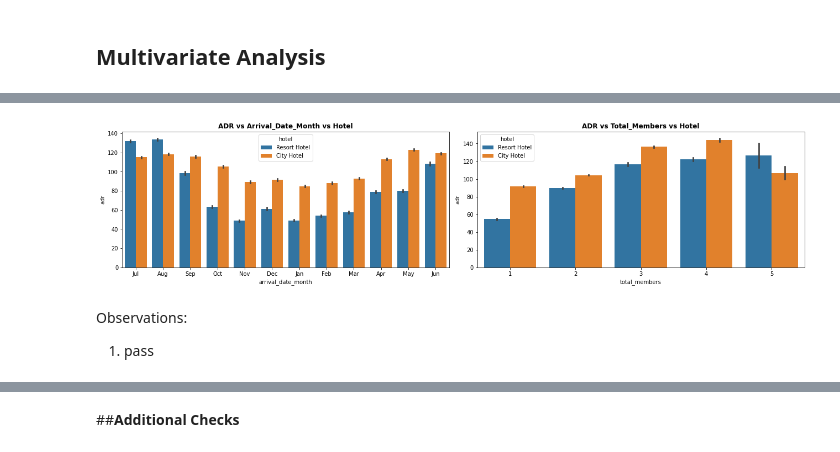
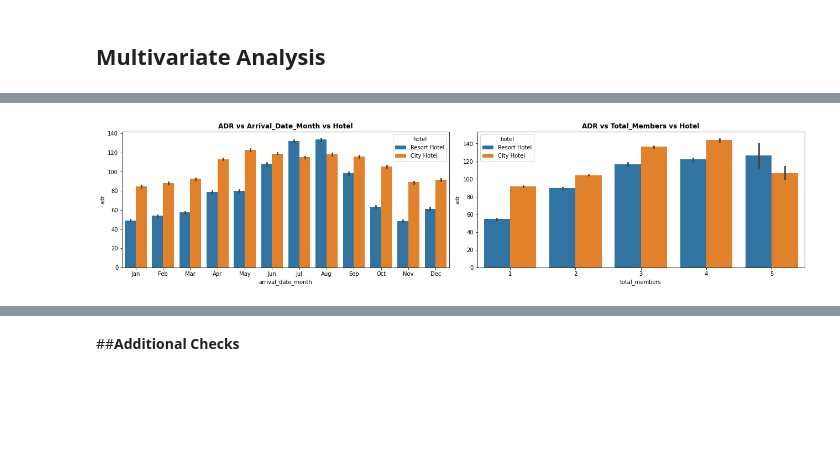
Before and after one commit to s-kp/CapstoneProject-EDA, a Jupyter notebook: Hotel_Booking_Analysis_Capstone_Project.ipynb, the cells around one changed output, grey strips where cells are left out. Drawn from its saved outputs; the diff is of its cells as text; code cells hidden in the pictures; blank space fills up the shorter version.

```diff
--- a/Hotel_Booking_Analysis_Capstone_Project.ipynb
+++ b/Hotel_Booking_Analysis_Capstone_Project.ipynb
@@ -257,13 +258,9 @@ new_df.drop(['children','babies','previous_bookings_not_canceled','assigned_room
 boolean_features = [i for i in new_df.columns if len(new_df[i].value_counts()) <= 2]
 
 # Converting boolean columns from int to object
-new_df[boolean_features] = new_df[boolean_features].replace([0,1],['no','yes'])
+new_df[boolean_features] = new_df[boolean_features].replace([0,1],['No','Yes'])
-# %%
-# Treating arrival_date_month column for better plot
-new_df['arrival_date_month'] = new_df['arrival_date_month'].replace(
-                                  {'July': 'Jul', 'August': 'Aug', 'September': 'Sep',
-                                  'October': 'Oct', 'November': 'Nov','December': 'Dec',
-                                  'January': 'Jan', 'February': 'Feb', 'March': 'Mar',
-                                  'April': 'Apr', 'May': 'May', 'June': 'Jun'})
+# %%
+# Treating arrival_date_month column for better plot
+new_df['arrival_date_month'] = new_df['arrival_date_month'].apply(lambda x:x[:3])
 # %%
 # Creating a dataframe by slicing the original df where bookings were not cancelled
@@ -290,7 +287,7 @@ exclude = [i for i in new_df.columns if len(new_df[i].value_counts()) > 15]
 target = [i for i in new_df.columns if i not in exclude]
 
 # Defining r to autofit the number and size of plots
-r = np.ceil(len(target)/3)
+r = int(len(target)/3 +1)
 # %%
 # Defining a function to Notate the percent count of each value on the bars
 def annot_percent(axes):
@@ -375,13 +401,11 @@ plt.show()
 # %%
-# ADR based on aarival month for both hotels
+# ADR based on aarival_month and total_members for both hotels
 plt.figure(figsize=(18,r*4))
+orders = [['Jan','Feb','Mar','Apr','May','Jun','Jul','Aug','Sep','Oct','Nov','Dec'],[1,2,3,4,5]]
 for n,col in enumerate(['arrival_date_month','total_members']):
   plot = plt.subplot(r,2,n+1)
-  sns.barplot(x=col, y='adr', hue='hotel', dodge=True, data=new_df)
+  sns.barplot(x=col, y='adr', hue='hotel', dodge=True, data=new_df,order=orders[n])
   plt.title(f'ADR vs {col.title()} vs Hotel', weight='bold')
   plt.tight_layout()
 # %% [output]
-[figure, old version]
+[figure, new version]
-# %% [markdown]
-Observations:
-1. pass
```
Also changed, not shown: parts of 25 cells of this notebook.
